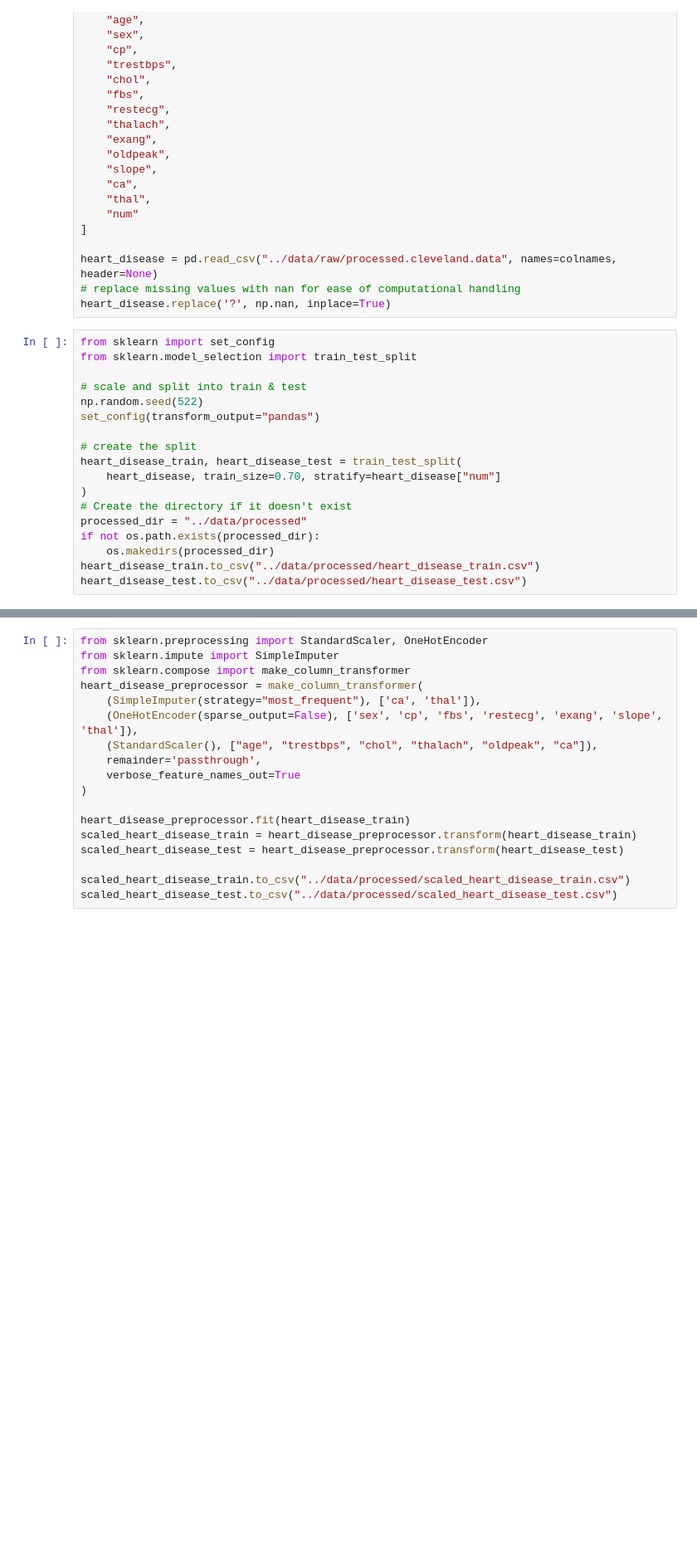
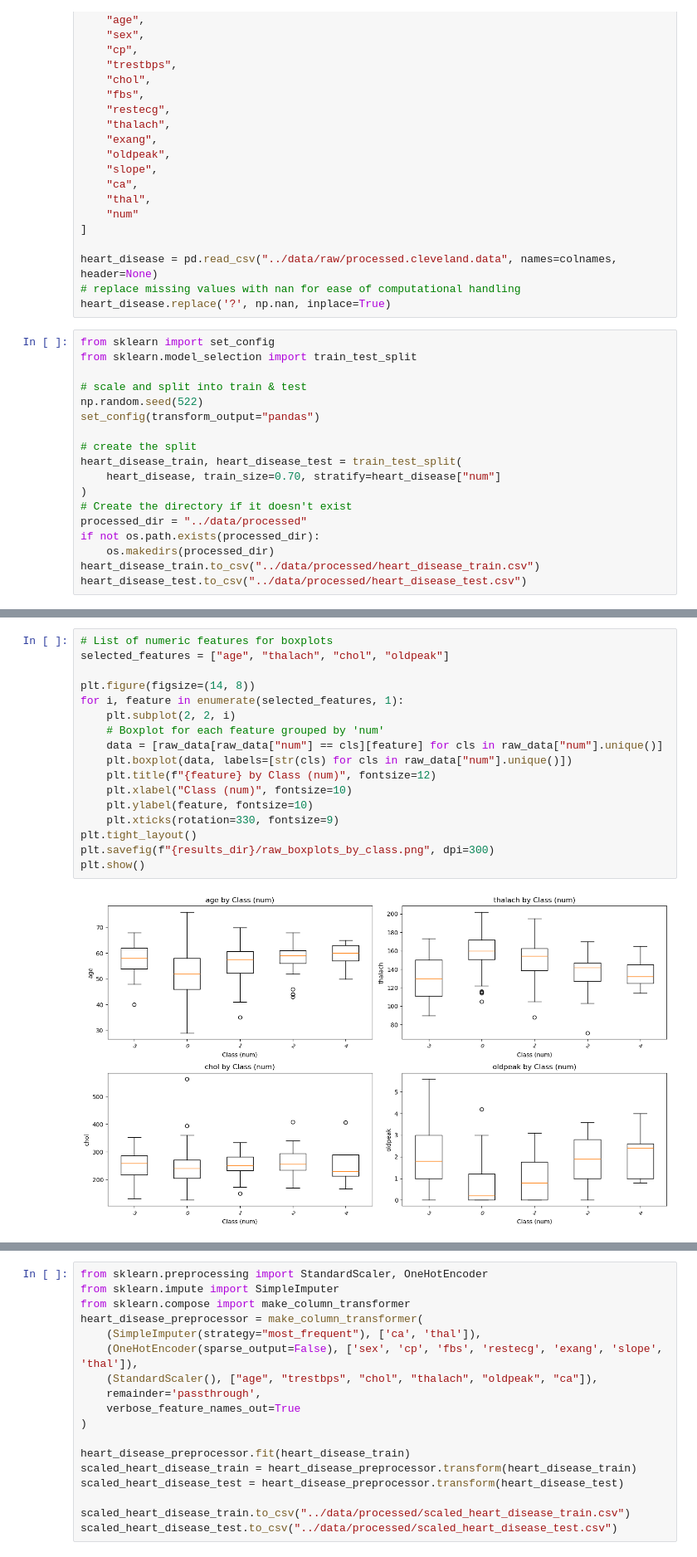
Before and after one commit to UBC-MDS/heart_disease_predictor_py, a Jupyter notebook: src/heart_disease_predictor_report.ipynb, the cells around one changed output, grey strips where cells are left out. Shown: that part at 83% size. Drawn from its saved outputs; the diff is of its cells as text; blank space fills up the shorter version.

```diff
--- a/src/heart_disease_predictor_report.ipynb
+++ b/src/heart_disease_predictor_report.ipynb
@@ -64,0 +154,19 @@ heart_disease_test.to_csv("../data/processed/heart_disease_test.csv")
+# %%
+# List of numeric features for boxplots
+selected_features = ["age", "thalach", "chol", "oldpeak"]
+
+plt.figure(figsize=(14, 8))
+for i, feature in enumerate(selected_features, 1):
+    plt.subplot(2, 2, i)
+    # Boxplot for each feature grouped by 'num'
+    data = [raw_data[raw_data["num"] == cls][feature] for cls in raw_data["num"].unique()]
+    plt.boxplot(data, labels=[str(cls) for cls in raw_data["num"].unique()])
+    plt.title(f"{feature} by Class (num)", fontsize=12)
+    plt.xlabel("Class (num)", fontsize=10)
+    plt.ylabel(feature, fontsize=10)
+    plt.xticks(rotation=330, fontsize=9)
+plt.tight_layout()
+plt.savefig(f"{results_dir}/raw_boxplots_by_class.png", dpi=300)
+plt.show()
+# %% [output]
+[figure, added]
```
Also changed, not shown: parts of 8 cells of this notebook, 32 other files.
